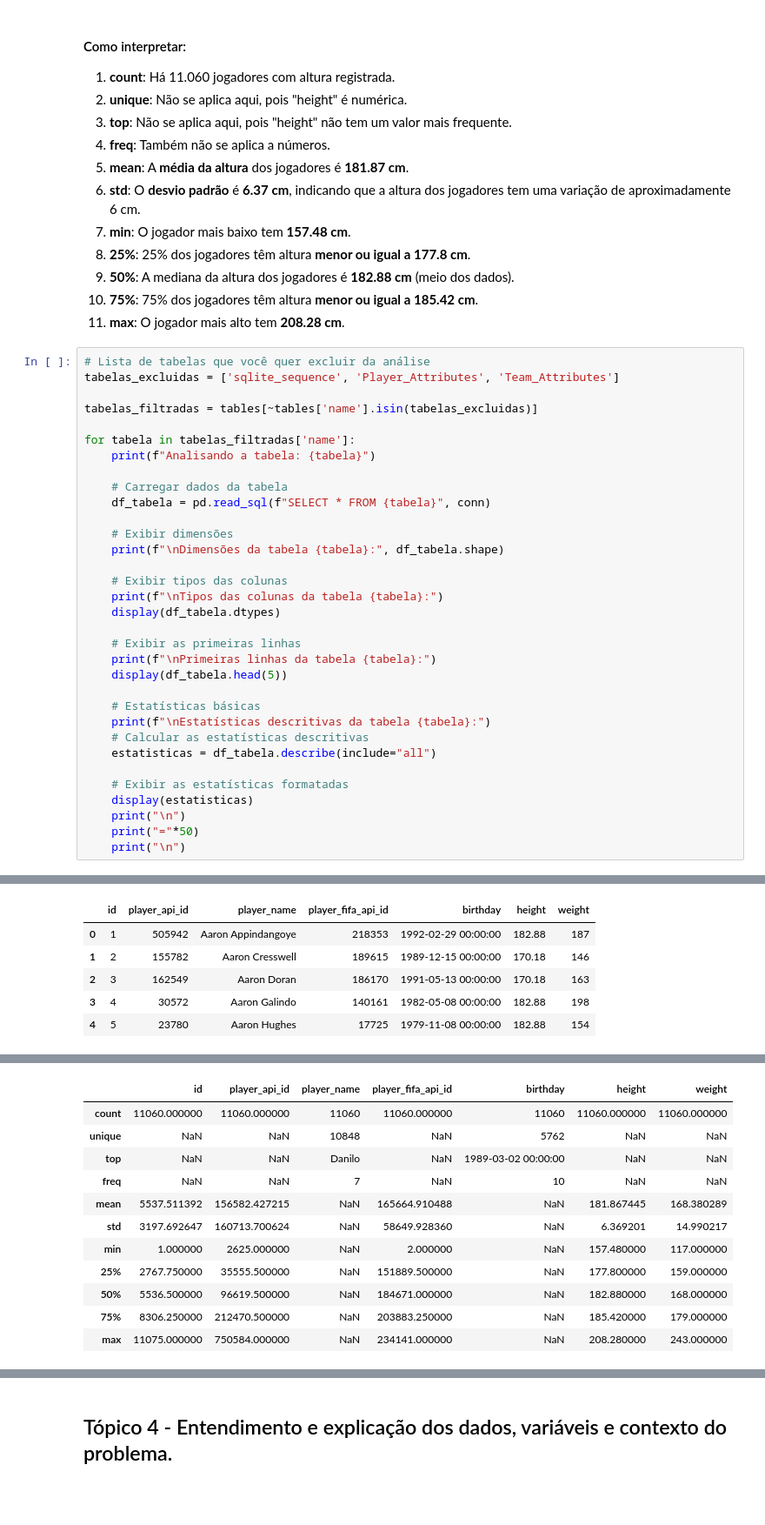
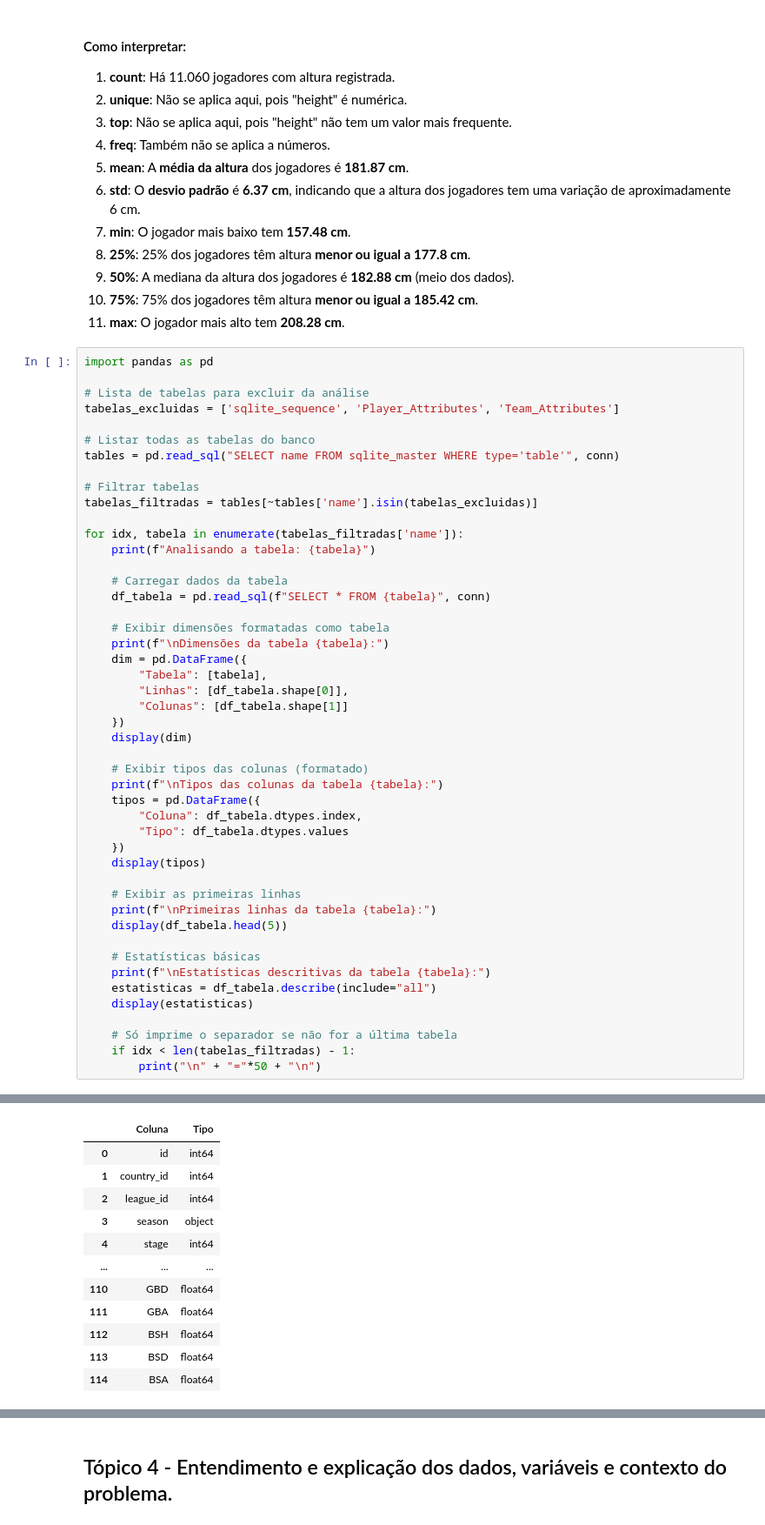
Before and after one commit to GiovaniFetzner/DataScience-BigData, a Jupyter notebook: notebook/DataScience.ipynb, the cells around one changed output, grey strips where cells are left out. Shown at 87% size. Drawn from its saved outputs; the diff is of its cells as text; blank space fills up the shorter version.

Commit message:
Melhorando a seção das estatísticas descritivas

```diff
--- a/notebook/DataScience.ipynb
+++ b/notebook/DataScience.ipynb
@@ -251,23 +251,39 @@ max        208.280000
 10. **75%**: 75% dos jogadores têm altura **menor ou igual a 185.42 cm**.
 11. **max**: O jogador mais alto tem **208.28 cm**.
 # %%
-# Lista de tabelas que você quer excluir da análise
+import pandas as pd
+
+# Lista de tabelas para excluir da análise
 tabelas_excluidas = ['sqlite_sequence', 'Player_Attributes', 'Team_Attributes']
 
+# Listar todas as tabelas do banco
+tables = pd.read_sql("SELECT name FROM sqlite_master WHERE type='table'", conn)
+
+# Filtrar tabelas
 tabelas_filtradas = tables[~tables['name'].isin(tabelas_excluidas)]
 
-for tabela in tabelas_filtradas['name']:
+for idx, tabela in enumerate(tabelas_filtradas['name']):
     print(f"Analisando a tabela: {tabela}")
 
     # Carregar dados da tabela
     df_tabela = pd.read_sql(f"SELECT * FROM {tabela}", conn)
 
-    # Exibir dimensões
-    print(f"\nDimensões da tabela {tabela}:", df_tabela.shape)
+    # Exibir dimensões formatadas como tabela
+    print(f"\nDimensões da tabela {tabela}:")
+    dim = pd.DataFrame({
+        "Tabela": [tabela],
+        "Linhas": [df_tabela.shape[0]],
+        "Colunas": [df_tabela.shape[1]]
+    })
+    display(dim)
 
-    # Exibir tipos das colunas
+    # Exibir tipos das colunas (formatado)
     print(f"\nTipos das colunas da tabela {tabela}:")
-    display(df_tabela.dtypes)
+    tipos = pd.DataFrame({
+        "Coluna": df_tabela.dtypes.index,
+        "Tipo": df_tabela.dtypes.values
+    })
+    display(tipos)
 
     # Exibir as primeiras linhas
     print(f"\nPrimeiras linhas da tabela {tabela}:")
@@ -275,14 +291,12 @@ for tabela in tabelas_filtradas['name']:
 
     # Estatísticas básicas
     print(f"\nEstatísticas descritivas da tabela {tabela}:")
-    # Calcular as estatísticas descritivas
     estatisticas = df_tabela.describe(include="all")
+    display(estatisticas)
 
-    # Exibir as estatísticas formatadas
-    display(estatisticas)
-    print("\n")
-    print("="*50)
-    print("\n")
+    # Só imprime o separador se não for a última tabela
+    if idx < len(tabelas_filtradas) - 1:
+        print("\n" + "="*50 + "\n")
 # %% [output]
 Analisando a tabela: Player
 
@@ -300,7 +315 @@ dtype: object
 Primeiras linhas da tabela Player:
-|  | id | player_api_id | player_name | player_fifa_api_id | birthday | height | weight |
-| 0 | 1 | 505942 | Aaron Appindangoye | 218353 | 1992-02-29 00:00:00 | 182.88 | 187 |
-| 1 | 2 | 155782 | Aaron Cresswell | 189615 | 1989-12-15 00:00:00 | 170.18 | 146 |
-| 2 | 3 | 162549 | Aaron Doran | 186170 | 1991-05-13 00:00:00 | 170.18 | 163 |
-| 3 | 4 | 30572 | Aaron Galindo | 140161 | 1982-05-08 00:00:00 | 182.88 | 198 |
-| 4 | 5 | 23780 | Aaron Hughes | 17725 | 1979-11-08 00:00:00 | 182.88 | 154 |
@@ -307,13 +322 @@ Primeiras linhas da tabela Player:
 Estatísticas descritivas da tabela Player:
-|  | id | player_api_id | player_name | player_fifa_api_id | birthday | height | weight |
-| count | 11060.000000 | 11060.000000 | 11060 | 11060.000000 | 11060 | 11060.000000 | 11060.000000 |
-| unique | NaN | NaN | 10848 | NaN | 5762 | NaN | NaN |
-| top | NaN | NaN | Danilo | NaN | 1989-03-02 00:00:00 | NaN | NaN |
-| freq | NaN | NaN | 7 | NaN | 10 | NaN | NaN |
-| mean | 5537.511392 | 156582.427215 | NaN | 165664.910488 | NaN | 181.867445 | 168.380289 |
-| std | 3197.692647 | 160713.700624 | NaN | 58649.928360 | NaN | 6.369201 | 14.990217 |
-| min | 1.000000 | 2625.000000 | NaN | 2.000000 | NaN | 157.480000 | 117.000000 |
-| 25% | 2767.750000 | 35555.500000 | NaN | 151889.500000 | NaN | 177.800000 | 159.000000 |
-| 50% | 5536.500000 | 96619.500000 | NaN | 184671.000000 | NaN | 182.880000 | 168.000000 |
-| 75% | 8306.250000 | 212470.500000 | NaN | 203883.250000 | NaN | 185.420000 | 179.000000 |
-| max | 11075.000000 | 750584.000000 | NaN | 234141.000000 | NaN | 208.280000 | 243.000000 |
@@ -339,0 +343,12 @@ Length: 115, dtype: object
+|  | Coluna | Tipo |
+| 0 | id | int64 |
+| 1 | country_id | int64 |
+| 2 | league_id | int64 |
+| 3 | season | object |
+| 4 | stage | int64 |
+| ... | ... | ... |
+| 110 | GBD | float64 |
+| 111 | GBA | float64 |
+| 112 | BSH | float64 |
+| 113 | BSD | float64 |
+| 114 | BSA | float64 |
```
Also changed, not shown: parts of 2 cells of this notebook.
